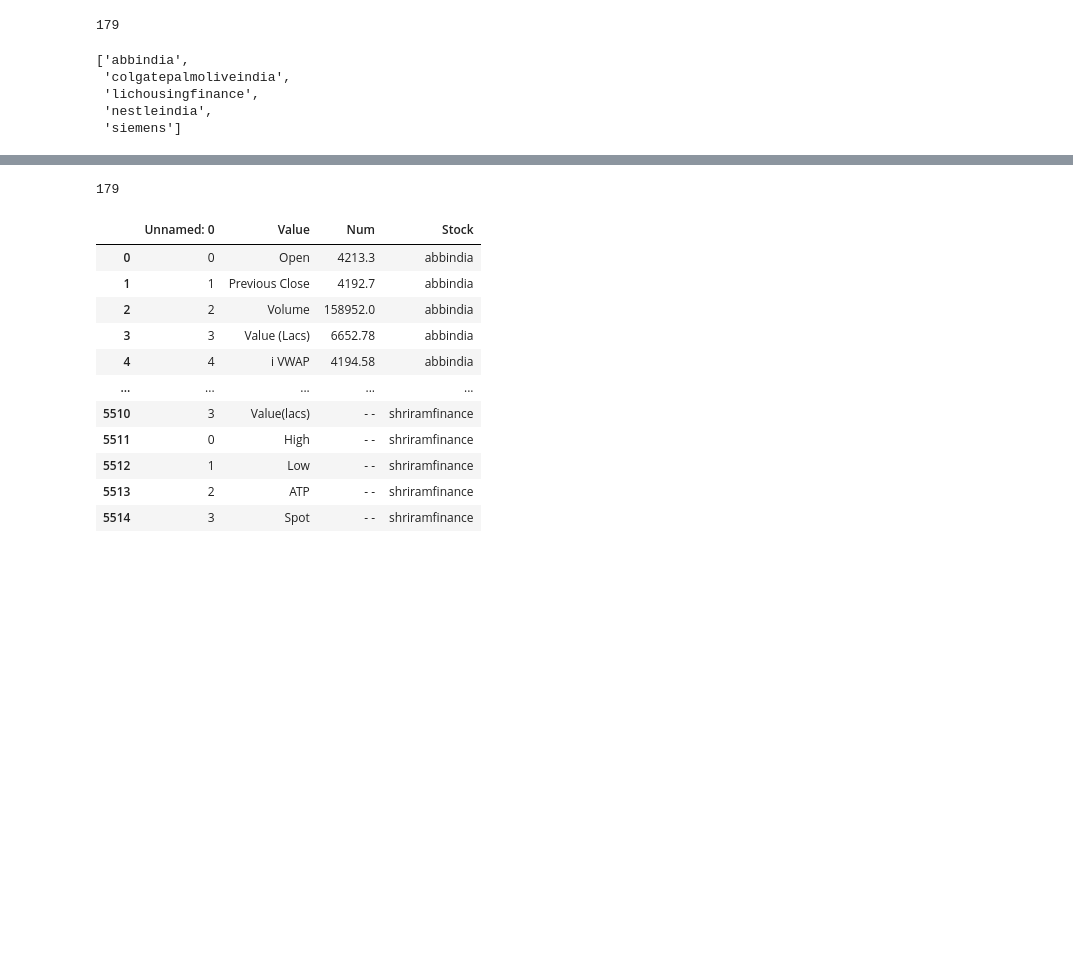
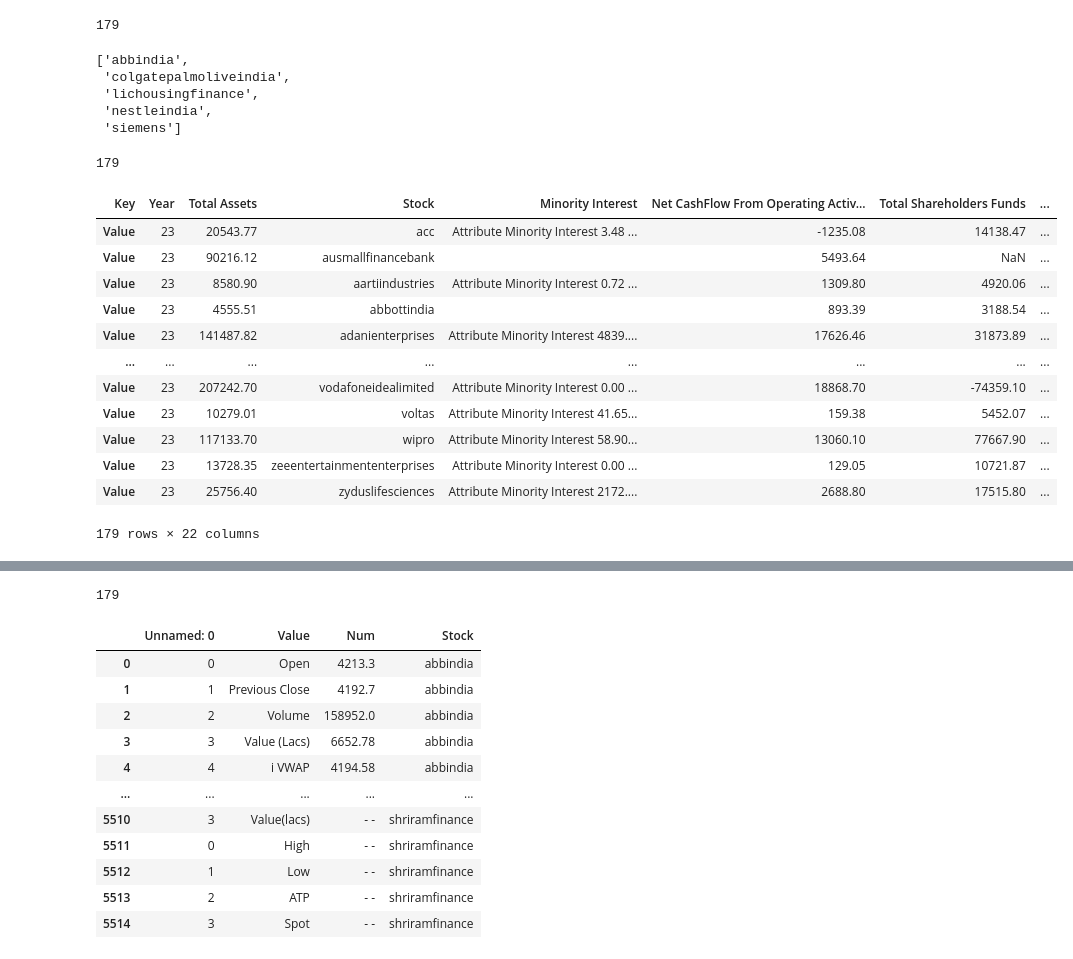
Before and after one commit to amans123456789/algotrading, a Jupyter notebook: Executable/Pycharm_code_checks.ipynb, the cells around one changed output, grey strips where cells are left out. Saved outputs shown, nothing was run; the diff lists cells and outputs as text; code cells hidden in the pictures; blank space fills up the shorter version.

```diff
--- a/Executable/Pycharm_code_checks.ipynb
+++ b/Executable/Pycharm_code_checks.ipynb
@@ -963,0 +968,4 @@ fin = fin[fin['Minority Interest'].str.strip() != '']
+# %%
+fin.shape[0]
+# %% [output]
+179
@@ -963,0 +1007,18 @@ fin = fin[fin['Minority Interest'].str.strip() != '']
+# %%
+# other_income(s)
+fin["Other Income Balance Sheet"] = fin['Other Income'].apply(extract_first_integer)
+fin
+# %% [output]
+| Key | Year | Total Assets | Stock | Minority Interest | Net CashFlow From Operating Activ... | Total Shareholders Funds | ... |
+| Value | 23 | 20543.77 | acc | Attribute Minority Interest 3.48 ... | -1235.08 | 14138.47 | ... |
+| Value | 23 | 90216.12 | ausmallfinancebank |  | 5493.64 | NaN | ... |
+| Value | 23 | 8580.90 | aartiindustries | Attribute Minority Interest 0.72 ... | 1309.80 | 4920.06 | ... |
+| Value | 23 | 4555.51 | abbottindia |  | 893.39 | 3188.54 | ... |
+| Value | 23 | 141487.82 | adanienterprises | Attribute Minority Interest 4839.... | 17626.46 | 31873.89 | ... |
+| ... | ... | ... | ... | ... | ... | ... | ... |
+| Value | 23 | 207242.70 | vodafoneidealimited | Attribute Minority Interest 0.00 ... | 18868.70 | -74359.10 | ... |
+| Value | 23 | 10279.01 | voltas | Attribute Minority Interest 41.65... | 159.38 | 5452.07 | ... |
+| Value | 23 | 117133.70 | wipro | Attribute Minority Interest 58.90... | 13060.10 | 77667.90 | ... |
+| Value | 23 | 13728.35 | zeeentertainmententerprises | Attribute Minority Interest 0.00 ... | 129.05 | 10721.87 | ... |
+| Value | 23 | 25756.40 | zyduslifesciences | Attribute Minority Interest 2172.... | 2688.80 | 17515.80 | ... |
+179 rows × 22 columns
```
Also changed, not shown: parts of 7 cells of this notebook, 12 other files.
